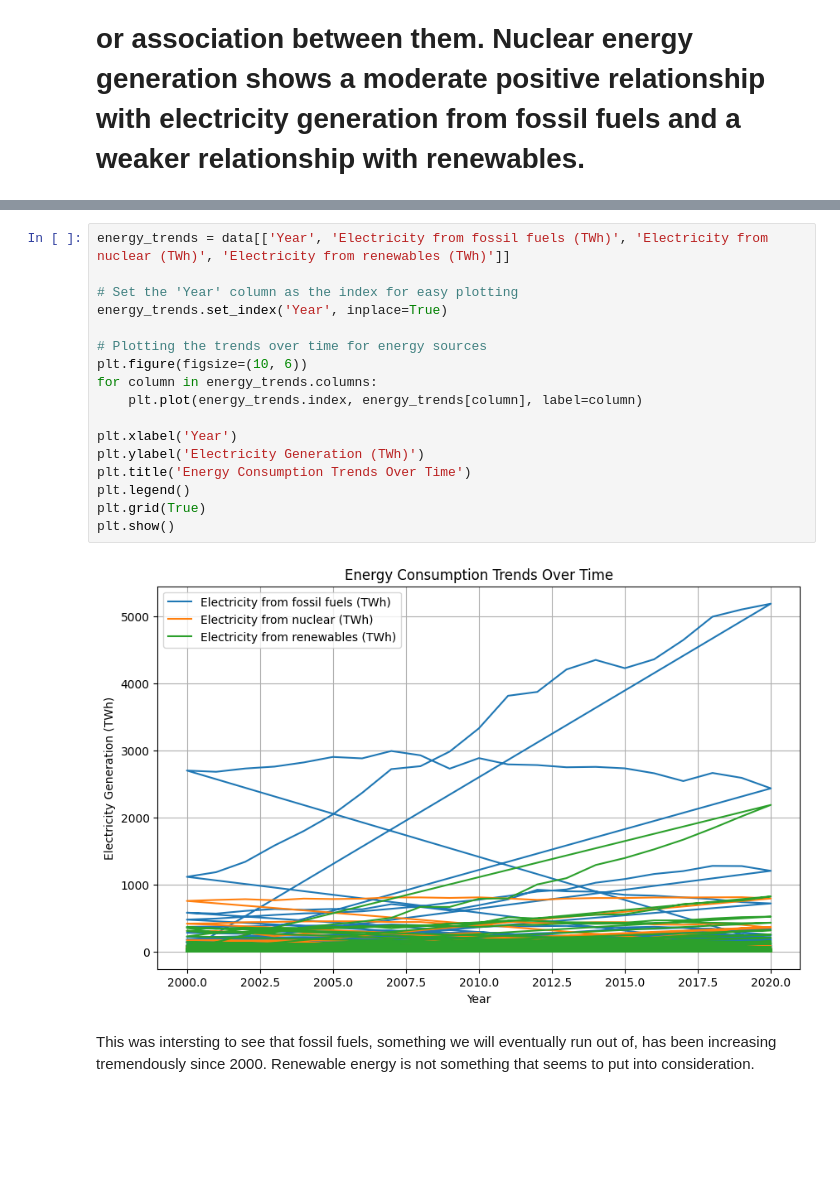
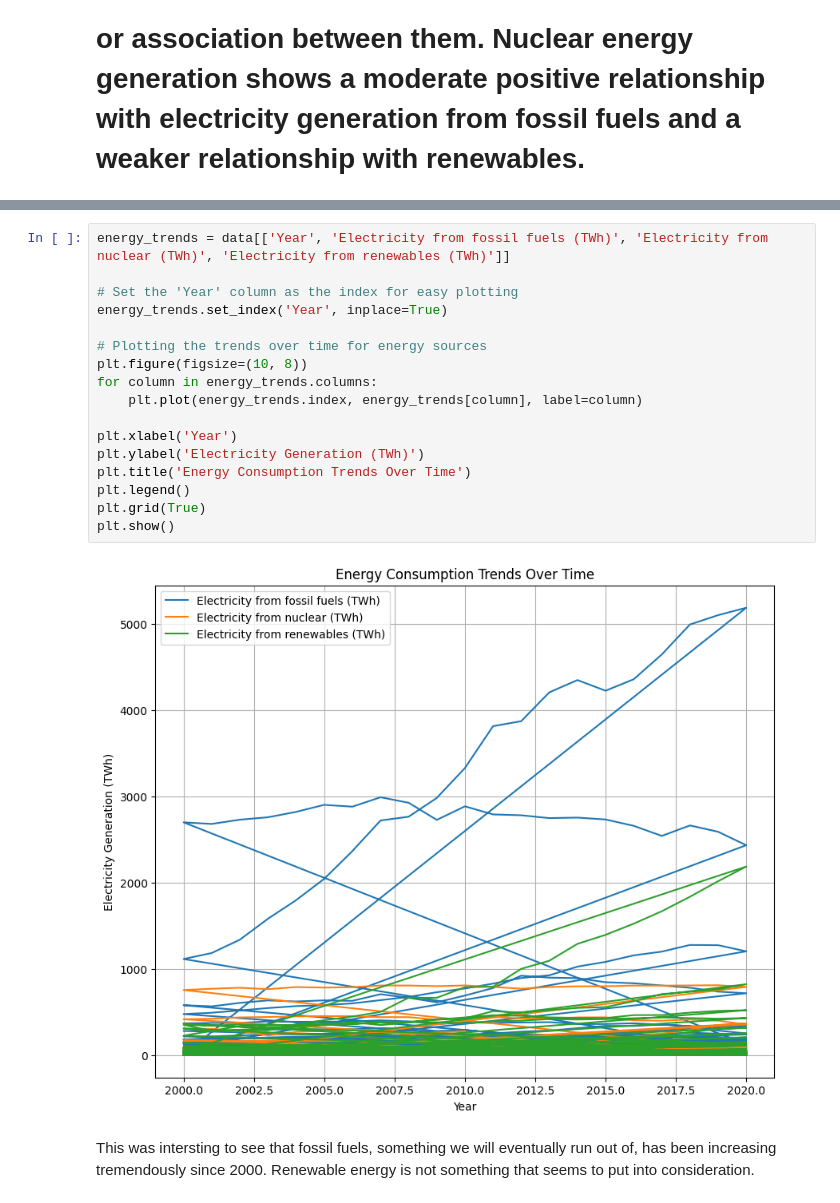
Before and after one commit to IT4063C-Fall23/final-project-Abuerrdg, a Jupyter notebook: source.ipynb, the cells around one changed output, grey strips where cells are left out. Cells and saved outputs as stored; diff of their text form; blank space fills up the shorter version.

```diff
--- a/source.ipynb
+++ b/source.ipynb
@@ -195,22 +188,22 @@ plt.show()
 # %%
 energy_trends = data[['Year', 'Electricity from fossil fuels (TWh)', 'Electricity from nuclear (TWh)', 'Electricity from renewables (TWh)']]
 
 # Set the 'Year' column as the index for easy plotting
 energy_trends.set_index('Year', inplace=True)
 
 # Plotting the trends over time for energy sources
-plt.figure(figsize=(10, 6))
+plt.figure(figsize=(10, 8))
 for column in energy_trends.columns:
     plt.plot(energy_trends.index, energy_trends[column], label=column)
 
 plt.xlabel('Year')
 plt.ylabel('Electricity Generation (TWh)')
 plt.title('Energy Consumption Trends Over Time')
 plt.legend()
 plt.grid(True)
 plt.show()
 # %% [output]
-[figure, old version]
+[figure, new version]
 # %% [markdown]
  This was intersting to see that fossil fuels, something we will eventually run out of, has been increasing tremendously since 2000. Renewable energy is not something that seems to put into consideration.
 # %%
```
Also changed, not shown: parts of 28 cells of this notebook.
